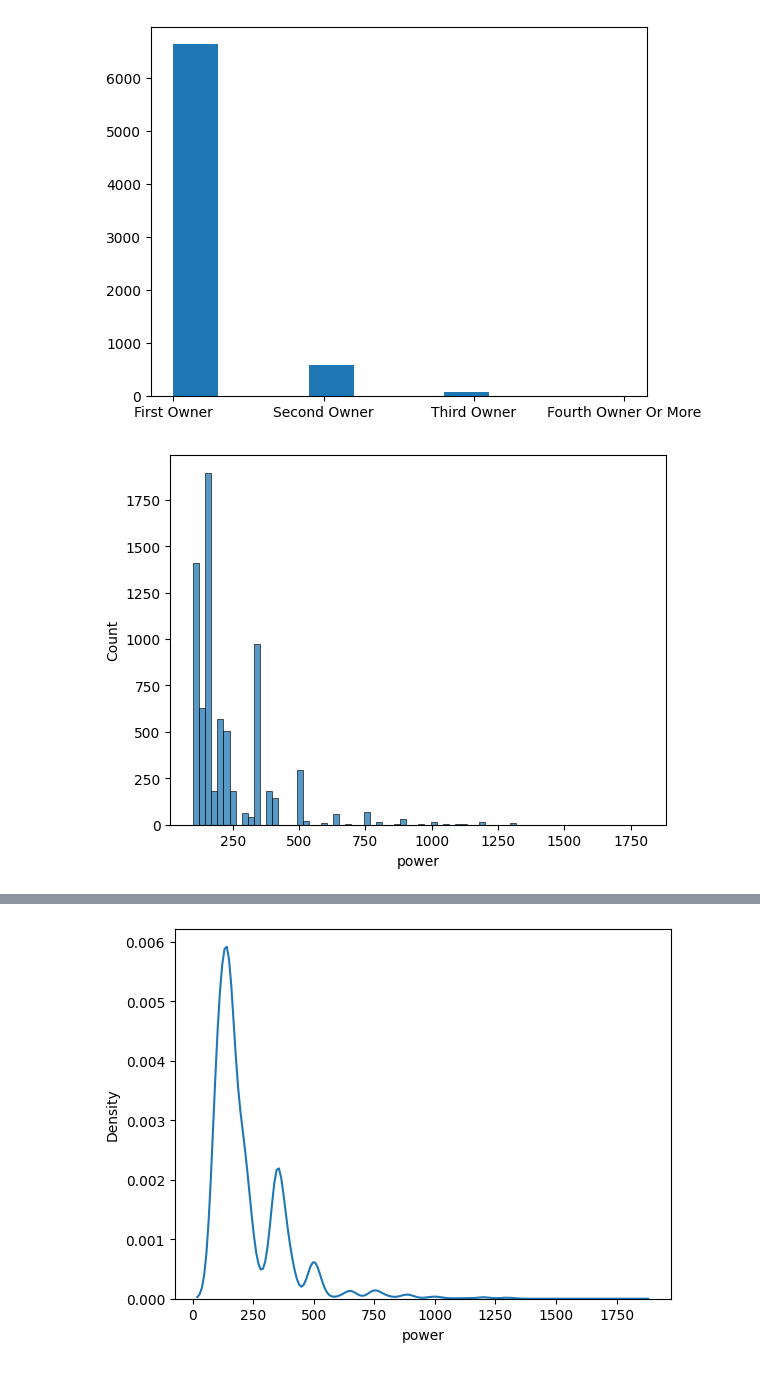
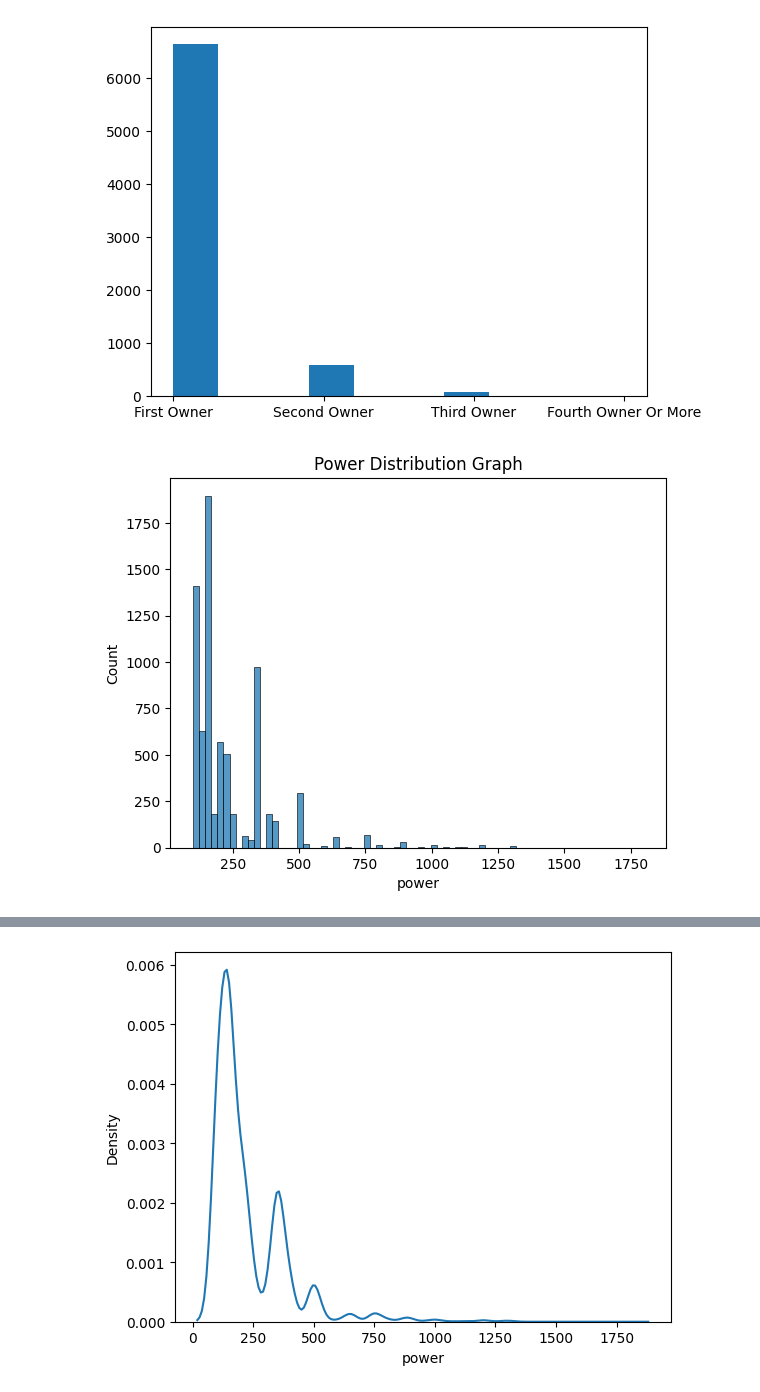
Before and after one commit to garimaagarwal2702/SITP-12-Th-may-, a Jupyter notebook: python/projects/Bike.ipynb, the cells around one changed output, grey strips where cells are left out. Saved outputs shown, nothing was run; the diff lists cells and outputs as text; code cells hidden in the pictures.

```diff
--- a/python/projects/Bike.ipynb
+++ b/python/projects/Bike.ipynb
@@ -172,8 +175,9 @@ plt.show()
 [figure]
 # %%
 sns.histplot(x="power",data=df)
+plt.title("Power Distribution Graph")
 plt.show()
 # %% [output]
-[figure, old version]
+[figure, new version]
 # %%
 sns.countplot(x="age",data=df)
```
Also changed, not shown: parts of 7 cells of this notebook, 8 other files.
